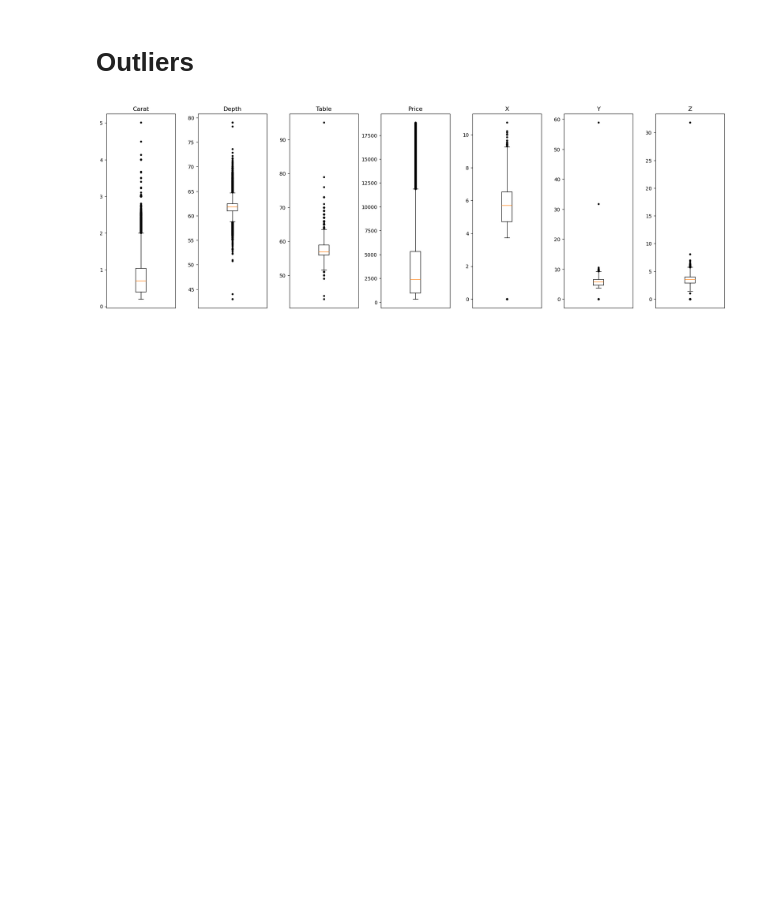
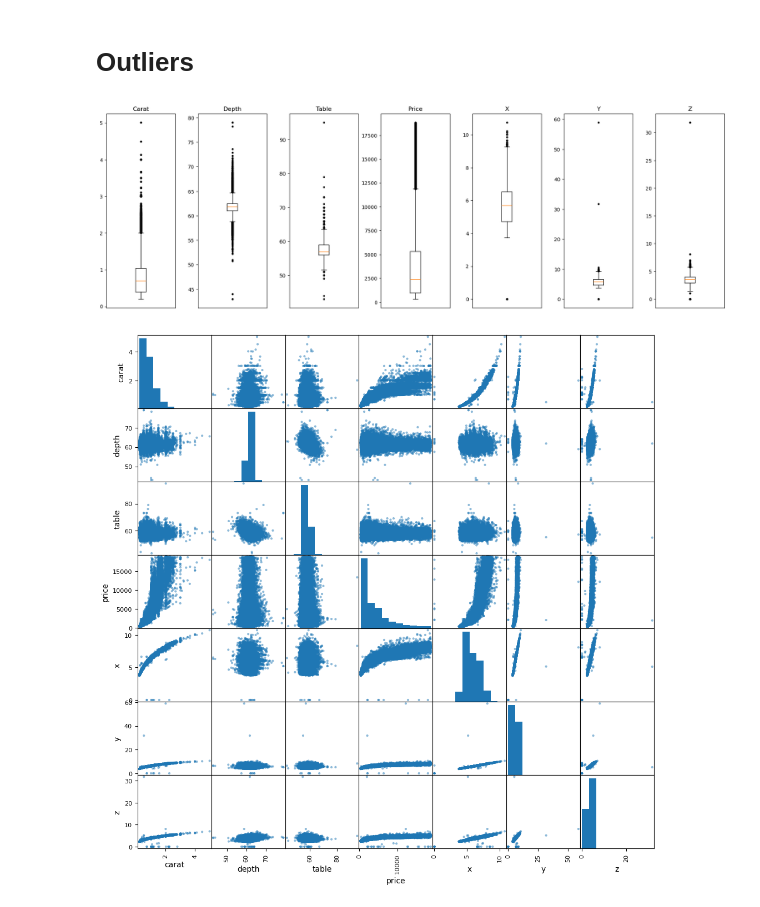
Before and after one commit to ThomasSchiolerH/Machine-Learning-And-Data-Mining, a Jupyter notebook: Project 1/project.ipynb, the cells around one changed output. Drawn from its saved outputs; the diff is of its cells as text; code cells hidden in the pictures; blank space fills up the shorter version.

Commit message:
matrix plot

```diff
--- a/Project 1/project.ipynb
+++ b/Project 1/project.ipynb
@@ -91,3 +91,11 @@ for ax, col in zip(axes, numerical_columns):
 plt.show()
 # %% [output]
 [figure]
+# %%
+from pandas.plotting import scatter_matrix
+
+# Create the scatter matrix plot
+scatter_matrix(data[numerical_columns], figsize=(12, 12))
+plt.show()
+# %% [output]
+[figure, added]
```
Also changed, not shown: 1 other file.
